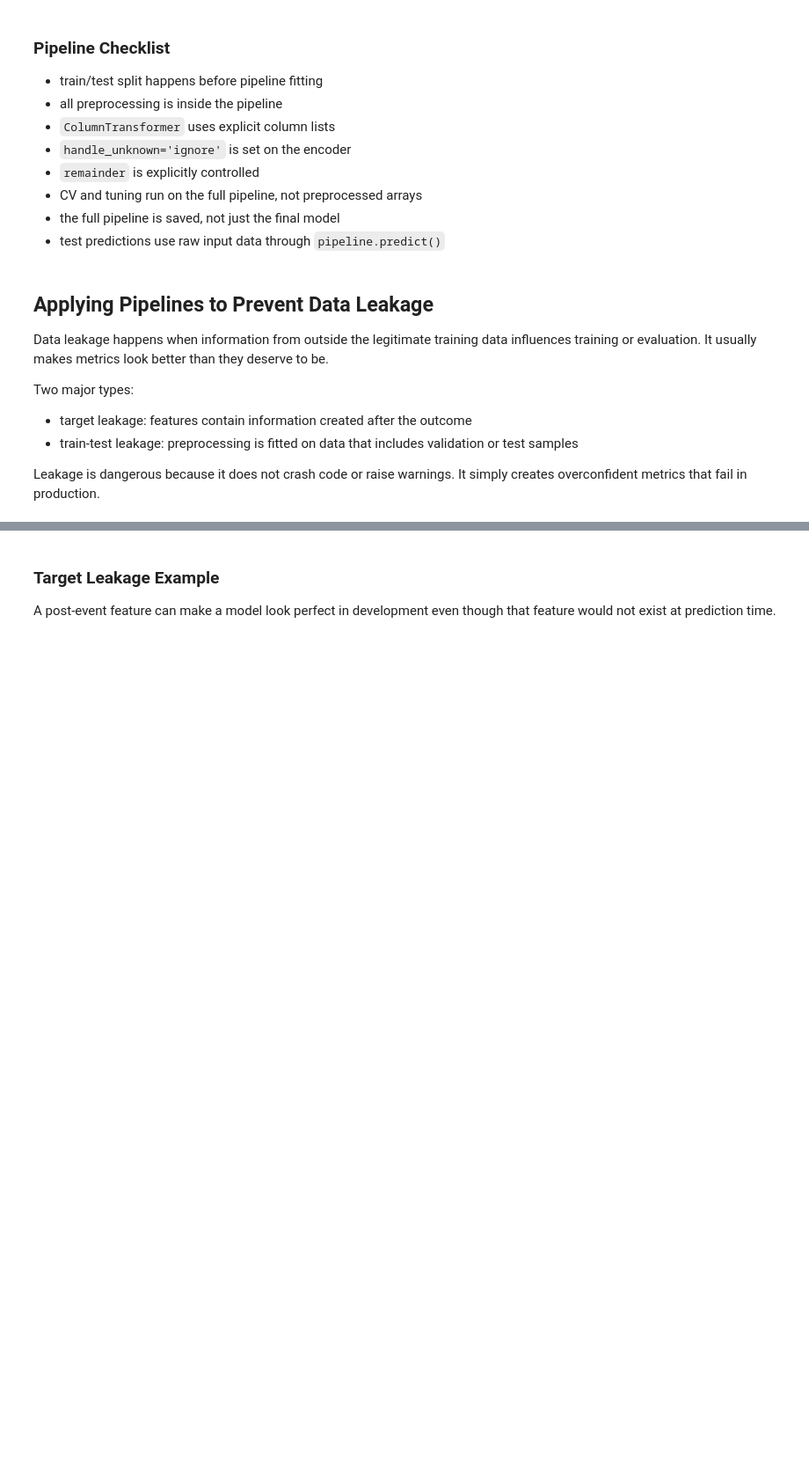
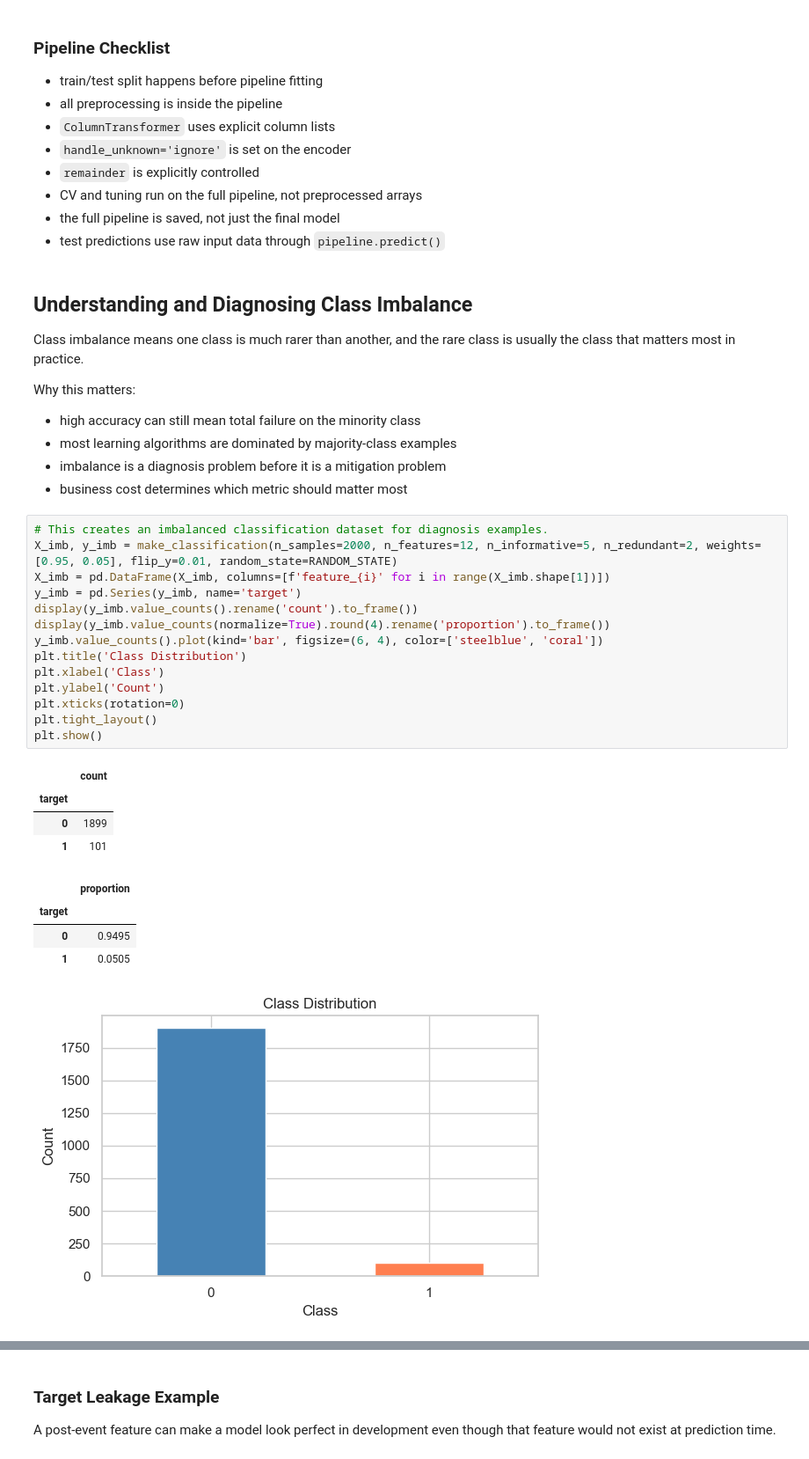
Before and after one commit to kalviumcommunity/S66-0426-Niru-FloodRisk-MachineLearning, a Jupyter notebook: notebooks/complete_project_workflow.ipynb, the cells around one changed output, grey strips where cells are left out. Shown at 88% size. Saved outputs shown, nothing was run; the diff lists cells and outputs as text; blank space fills up the shorter version.

Commit message:
Add class imbalance notebook lesson

```diff
--- a/notebooks/complete_project_workflow.ipynb
+++ b/notebooks/complete_project_workflow.ipynb
@@ -1550,13 +1550,37 @@ Reloaded pipeline accuracy: 1.0
 - the full pipeline is saved, not just the final model
 - test predictions use raw input data through `pipeline.predict()`
 # %% [markdown]
-## Applying Pipelines to Prevent Data Leakage
+## Understanding and Diagnosing Class Imbalance
 
-Data leakage happens when information from outside the legitimate training data influences training or evaluation. It usually makes metrics look better than they deserve to be.
+Class imbalance means one class is much rarer than another, and the rare class is usually the class that matters most in practice.
 
-Two major types:
+Why this matters:
 
-- target leakage: features contain information created after the outcome
-- train-test leakage: preprocessing is fitted on data that includes validation or test samples
-
-Leakage is dangerous because it does not crash code or raise warnings. It simply creates overconfident metrics that fail in production.
+- high accuracy can still mean total failure on the minority class
+- most learning algorithms are dominated by majority-class examples
+- imbalance is a diagnosis problem before it is a mitigation problem
+- business cost determines which metric should matter most
+# %%
+# This creates an imbalanced classification dataset for diagnosis examples.
+X_imb, y_imb = make_classification(n_samples=2000, n_features=12, n_informative=5, n_redundant=2, weights=[0.95, 0.05], flip_y=0.01, random_state=RANDOM_STATE)
+X_imb = pd.DataFrame(X_imb, columns=[f'feature_{i}' for i in range(X_imb.shape[1])])
+y_imb = pd.Series(y_imb, name='target')
+display(y_imb.value_counts().rename('count').to_frame())
+display(y_imb.value_counts(normalize=True).round(4).rename('proportion').to_frame())
+y_imb.value_counts().plot(kind='bar', figsize=(6, 4), color=['steelblue', 'coral'])
+plt.title('Class Distribution')
+plt.xlabel('Class')
+plt.ylabel('Count')
+plt.xticks(rotation=0)
+plt.tight_layout()
+plt.show()
+# %% [output]
+|  | count |
+| target |  |
+| 0 | 1899 |
+| 1 | 101 |
+|  | proportion |
+| target |  |
+| 0 | 0.9495 |
+| 1 | 0.0505 |
+[figure, added]
```
Also changed, not shown: parts of 12 cells of this notebook.
